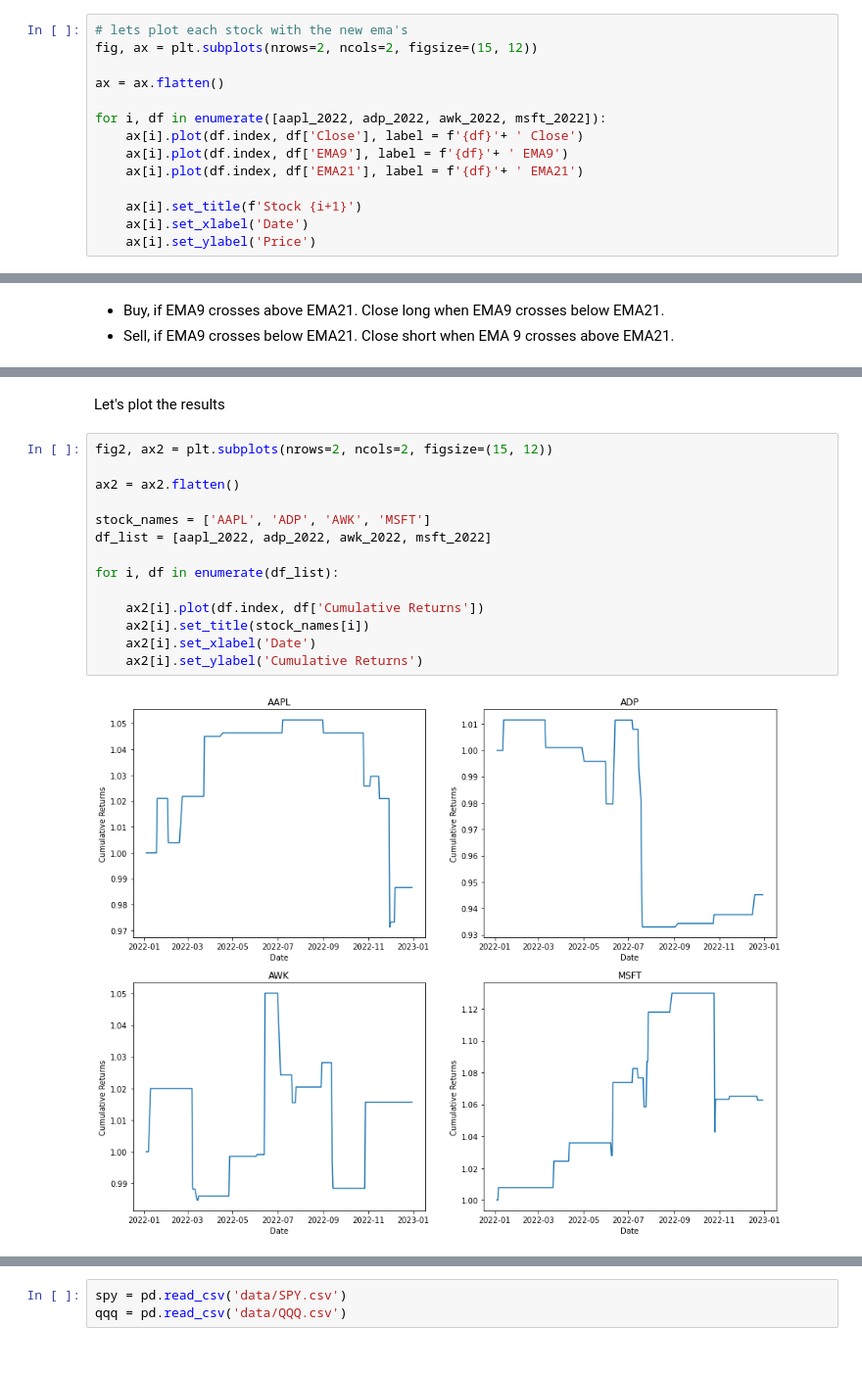
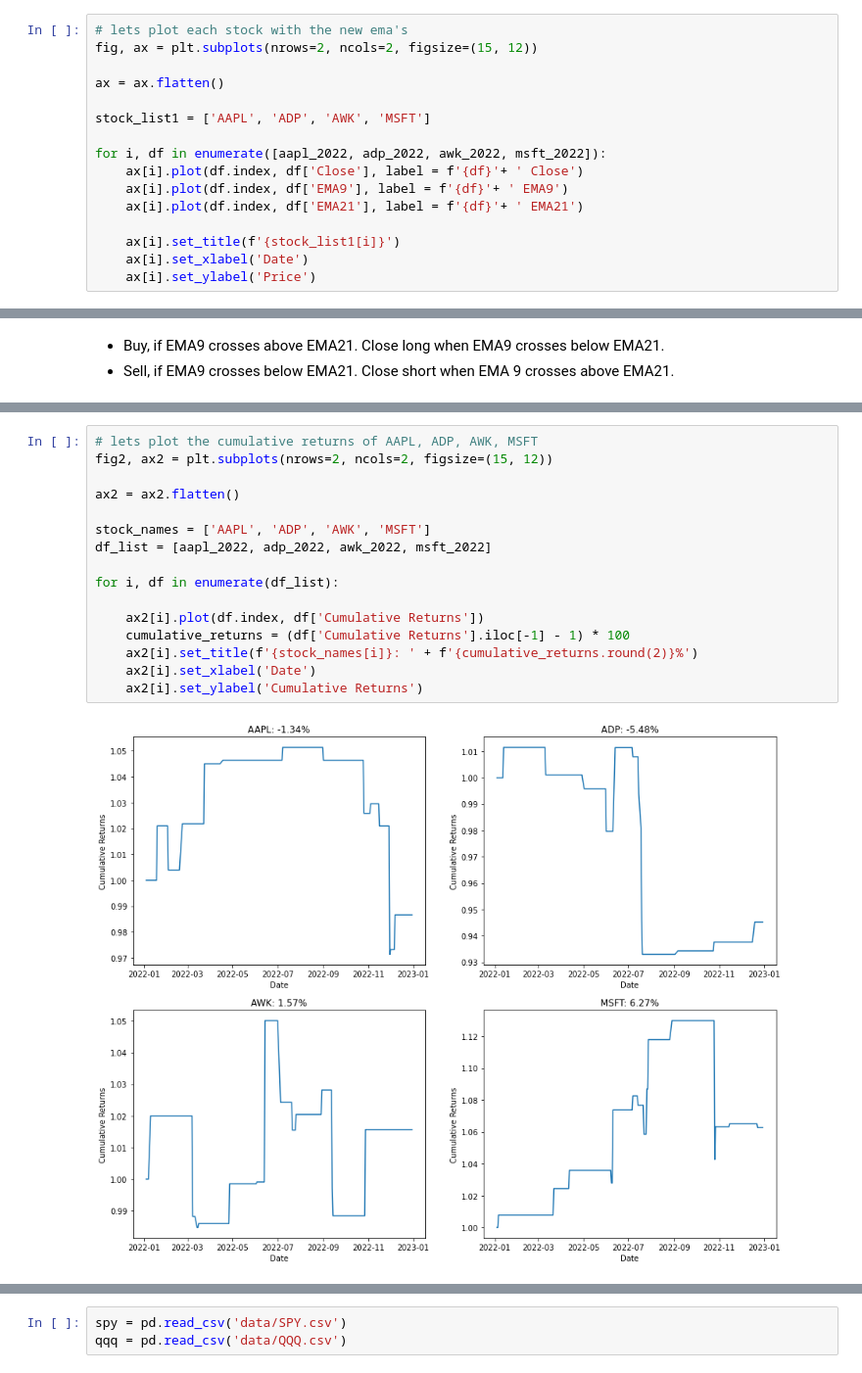
Before and after one commit to Nirmit-P/R2Q, a Jupyter notebook: Trading Strategies/EMA Crossover/9 & 21 EMA crossover.ipynb, the cells around one changed output, grey strips where cells are left out. Shown at 98% size. Cells and saved outputs as stored; diff of their text form.

```diff
--- a/Trading Strategies/EMA Crossover/9 & 21 EMA crossover.ipynb
+++ b/Trading Strategies/EMA Crossover/9 & 21 EMA crossover.ipynb
@@ -72,12 +49,14 @@ fig, ax = plt.subplots(nrows=2, ncols=2, figsize=(15, 12))
 
 ax = ax.flatten()
 
+stock_list1 = ['AAPL', 'ADP', 'AWK', 'MSFT']
+
 for i, df in enumerate([aapl_2022, adp_2022, awk_2022, msft_2022]):
     ax[i].plot(df.index, df['Close'], label = f'{df}'+ ' Close')
     ax[i].plot(df.index, df['EMA9'], label = f'{df}'+ ' EMA9')
     ax[i].plot(df.index, df['EMA21'], label = f'{df}'+ ' EMA21')
 
-    ax[i].set_title(f'Stock {i+1}')
+    ax[i].set_title(f'{stock_list1[i]}')
     ax[i].set_xlabel('Date')
     ax[i].set_ylabel('Price')
 # %% [output]
@@ -156,18 +115,18 @@ See the caveats in the documentation: https://pandas.pydata.org/pandas-docs/stab
-# %% [markdown]
-Let's plot the results
 # %%
+# lets plot the cumulative returns of AAPL, ADP, AWK, MSFT
 fig2, ax2 = plt.subplots(nrows=2, ncols=2, figsize=(15, 12))
 
 ax2 = ax2.flatten()
 
 stock_names = ['AAPL', 'ADP', 'AWK', 'MSFT']
 df_list = [aapl_2022, adp_2022, awk_2022, msft_2022]
 
 for i, df in enumerate(df_list):
 
     ax2[i].plot(df.index, df['Cumulative Returns'])
-    ax2[i].set_title(stock_names[i])
+    cumulative_returns = (df['Cumulative Returns'].iloc[-1] - 1) * 100
+    ax2[i].set_title(f'{stock_names[i]}: ' + f'{cumulative_returns.round(2)}%')
     ax2[i].set_xlabel('Date')
     ax2[i].set_ylabel('Cumulative Returns')
 # %% [output]
-[figure, old version]
+[figure, new version]
```
Also changed, not shown: parts of 24 cells of this notebook.
